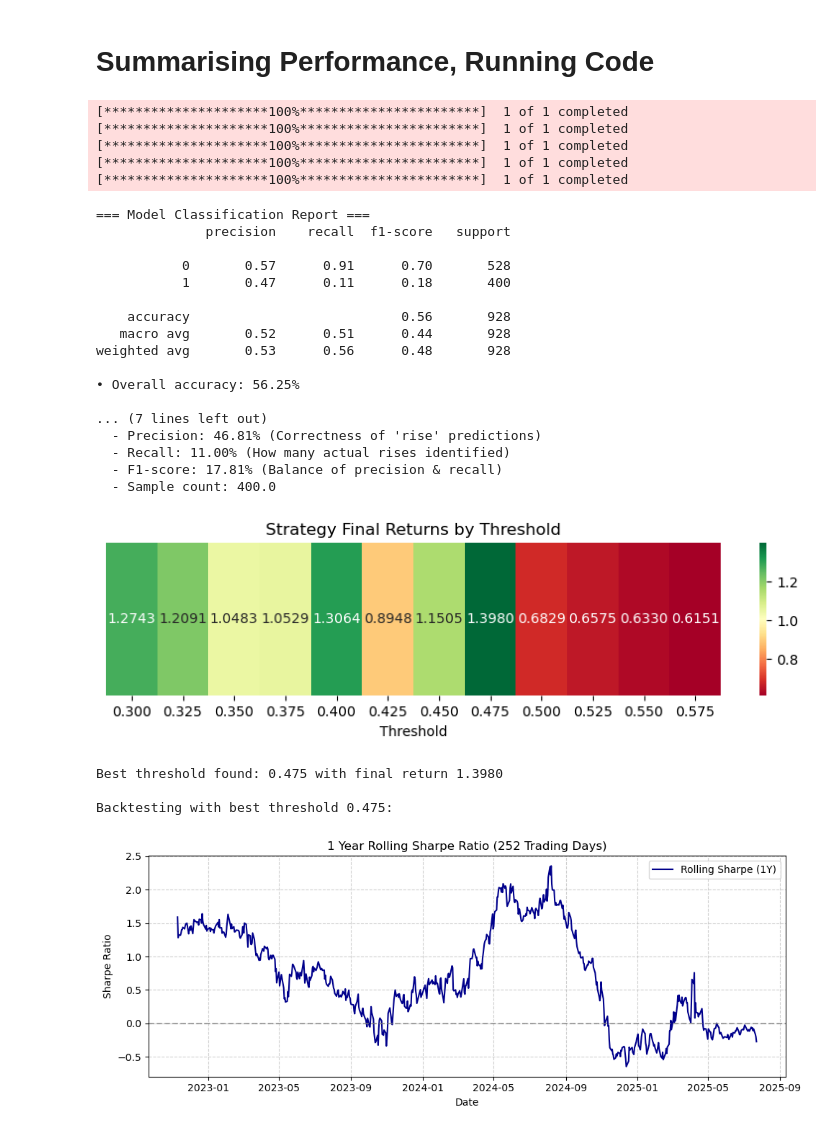
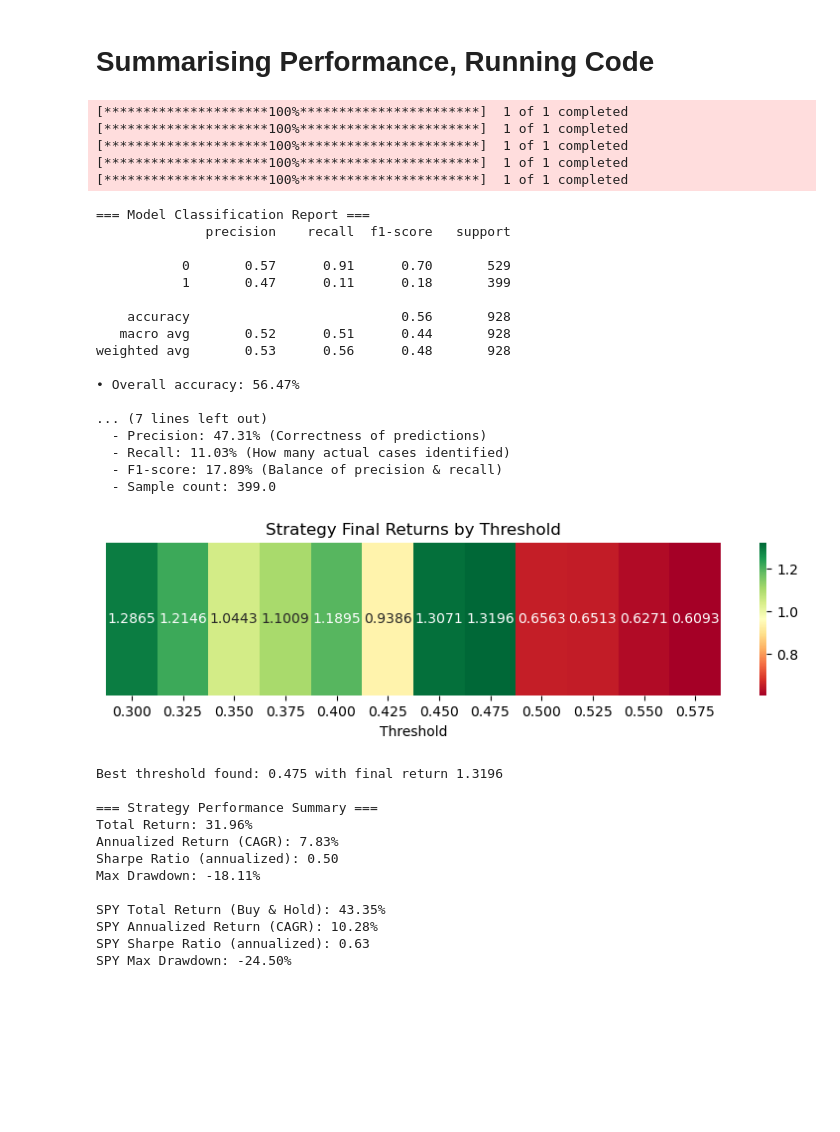
Before and after one commit to EdwarddHart/Full_Projects, a Jupyter notebook: VIX-SPY-LongShort.ipynb, the cells around one changed output. Cells and saved outputs as stored; diff of their text form; code cells hidden in the pictures; blank space fills up the shorter version.

```diff
--- a/VIX-SPY-LongShort.ipynb
+++ b/VIX-SPY-LongShort.ipynb
@@ -316,38 +275,13 @@ def strategy_performance_summary(df):
     print(f"SPY Sharpe Ratio (annualized): {spy_sharpe:.2f}")
     print(f"SPY Max Drawdown: {spy_max_drawdown*100:.2f}%")
 
-def plot_rolling_sharpe_plotly(df):
-    fig = go.Figure()
-    fig.add_trace(go.Scatter(
-        x=df.index, y=df['rolling_sharpe'],
-        mode='lines',
-        name='Rolling Sharpe Ratio',
-        line=dict(color='royalblue')
-    ))
-    fig.update_layout(
-        title="Rolling Sharpe Ratio",
-        xaxis_title="Date",
-        yaxis_title="Sharpe Ratio",
-        template="plotly_white"
-    )
-    fig.show()
-
-def plot_return_distribution_plotly(df):
-    fig = px.histogram(df, x='strategy_ret', nbins=50, title="Strategy Daily Return Distribution",
-                       labels={"strategy_ret": "Daily Return"})
-    fig.update_layout(template="plotly_white")
-    fig.show()
-
-
 def plot_feature_importance_logreg(model, feature_names):
-    # Extract coefficients (assumes binary classification)
     coefs = model.coef_[0]
     df_imp = pd.DataFrame({
         "Feature": feature_names,
         "Coefficient": coefs
     }).sort_values(by="Coefficient")
 
-    # Color by sign: positive (blue), negative (red)
     df_imp['Color'] = df_imp['Coefficient'].apply(lambda x: 'blue' if x > 0 else 'red')
 
     fig = px.bar(
@@ -361,53 +295,58 @@ def plot_feature_importance_logreg(model, feature_names):
         labels={"Coefficient": "Coefficient Value", "Feature": "Feature"}
     )
     fig.update_layout(yaxis={'categoryorder': 'total ascending'})
     fig.show()
 
 def main():
     df = get_data()
     df = get_features(df)
+
     X_train, X_test, y_train, y_test = get_features_train_test_split(df)
-
+    feature_names = X_train.columns.tolist()
     model = train_model(X_train, y_train)
     y_pred, y_proba = evaluate_model(model, X_test, y_test)
+
     model_performance_summary(y_test, y_pred)
+    best_threshold = find_best_threshold(df, X_test, y_proba)
 
-    best_thresh = find_best_threshold(df.copy(), X_test, y_proba)
-    print(f"Backtesting with best threshold {best_thresh:.3f}:")
-    df_backtest = backtest_strategy(df.copy(), X_test, y_proba, best_thresh)
-
-    plot_backtest_results(df_backtest)         # Matplotlib backtest plot (optional if you want)
-    plot_rolling_sharpe(df_backtest)
-    plot_return_distribution(df_backtest)
-    plot_feature_importance_logreg(model, X_train.columns)  # Plotly logistic regression feature importance
-    plot_backtest_plotly(df_backtest)          # Plotly backtest plot
-
+    backtest_df = backtest_strategy(df, X_test, y_proba, best_threshold)
+    plot_backtest_results(backtest_df)
+    strategy_performance_summary(backtest_df)
+    plot_feature_importance_logreg(model, feature_names)
 main()
 # %% [output]
 [*********************100%***********************]  1 of 1 completed
 [*********************100%***********************]  1 of 1 completed
 [*********************100%***********************]  1 of 1 completed
 [*********************100%***********************]  1 of 1 completed
 [*********************100%***********************]  1 of 1 completed
 === Model Classification Report ===
               precision    recall  f1-score   support
 
-           0       0.57      0.91      0.70       528
-           1       0.47      0.11      0.18       400
+           0       0.57      0.91      0.70       529
+           1       0.47      0.11      0.18       399
 
     accuracy                           0.56       928
    macro avg       0.52      0.51      0.44       928
 weighted avg       0.53      0.56      0.48       928
 
-• Overall accuracy: 56.25%
+• Overall accuracy: 56.47%
 
 ... (7 lines left out)
-  - Precision: 46.81% (Correctness of 'rise' predictions)
-  - Recall: 11.00% (How many actual rises identified)
-  - F1-score: 17.81% (Balance of precision & recall)
-  - Sample count: 400.0
+  - Precision: 47.31% (Correctness of predictions)
+  - Recall: 11.03% (How many actual cases identified)
+  - F1-score: 17.89% (Balance of precision & recall)
+  - Sample count: 399.0
-[figure, old version]
+[figure, new version]
-Best threshold found: 0.475 with final return 1.3980
+Best threshold found: 0.475 with final return 1.3196
 
-Backtesting with best threshold 0.475:
+=== Strategy Performance Summary ===
+Total Return: 31.96%
+Annualized Return (CAGR): 7.83%
+Sharpe Ratio (annualized): 0.50
+Max Drawdown: -18.11%
+
+SPY Total Return (Buy & Hold): 43.35%
+SPY Annualized Return (CAGR): 10.28%
+SPY Sharpe Ratio (annualized): 0.63
+SPY Max Drawdown: -24.50%
-[figure, removed]
```
Also changed, not shown: parts of 4 cells of this notebook.
